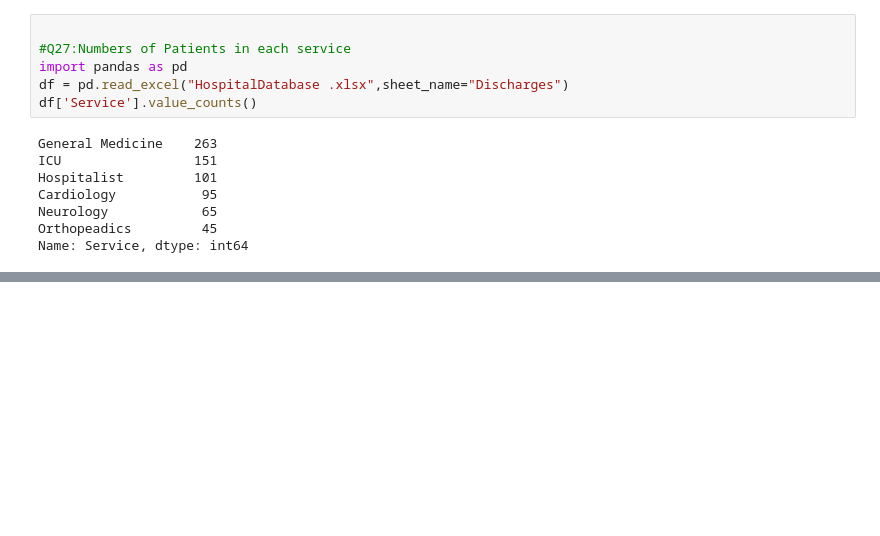
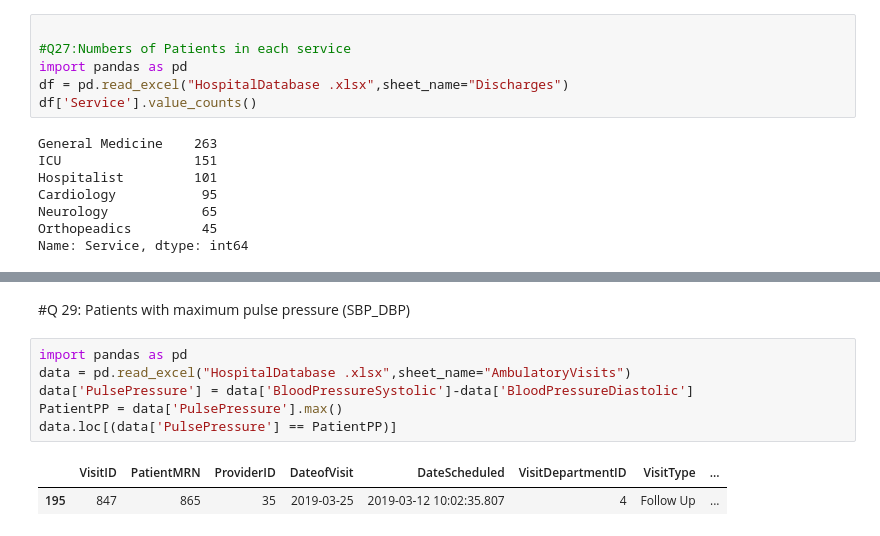
Before and after one commit to Madhusmitagiri/PYTHON_PANDAS, a Jupyter notebook: PYTHON_PANDAS_AdditionalData_Analysis.ipynb, the cells around one changed output, grey strips where cells are left out. Cells and saved outputs as stored; diff of their text form; blank space fills up the shorter version.

```diff
--- a/PYTHON_PANDAS_AdditionalData_Analysis.ipynb
+++ b/PYTHON_PANDAS_AdditionalData_Analysis.ipynb
@@ -548,0 +549,11 @@ Name: PrimaryDiagnosis, dtype: int64
+# %% [markdown]
+#Q 29: Patients with maximum pulse pressure (SBP_DBP)
+# %%
+import pandas as pd
+data = pd.read_excel("HospitalDatabase .xlsx",sheet_name="AmbulatoryVisits")
+data['PulsePressure'] = data['BloodPressureSystolic']-data['BloodPressureDiastolic']
+PatientPP = data['PulsePressure'].max()
+data.loc[(data['PulsePressure'] == PatientPP)]
+# %% [output]
+|  | VisitID | PatientMRN | ProviderID | DateofVisit | DateScheduled | VisitDepartmentID | VisitType | ... |
+| 195 | 847 | 865 | 35 | 2019-03-25 | 2019-03-12 10:02:35.807 | 4 | Follow Up | ... |
```
Also changed, not shown: parts of 8 cells of this notebook.
